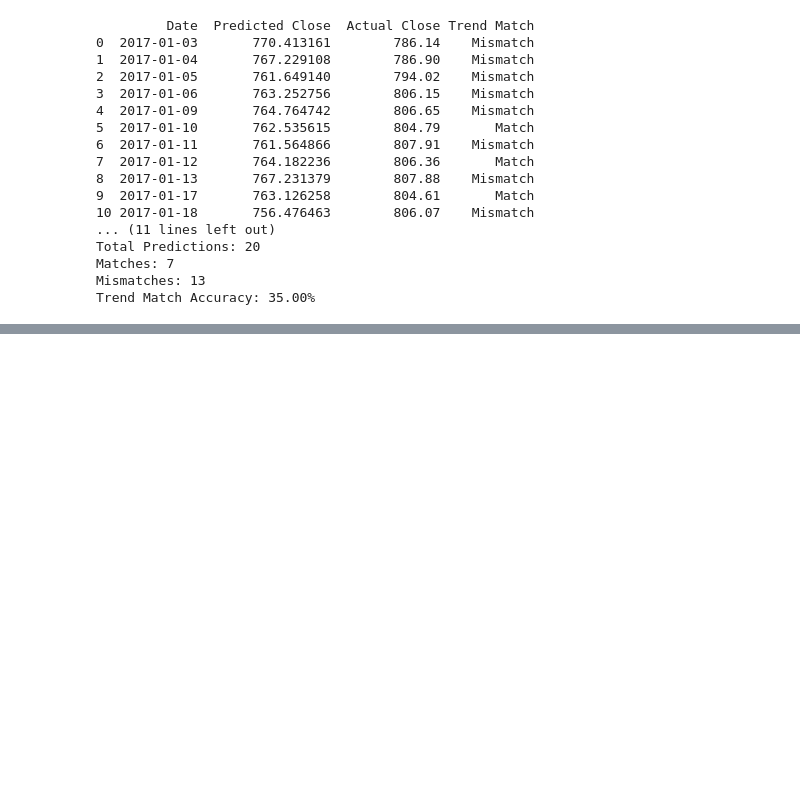
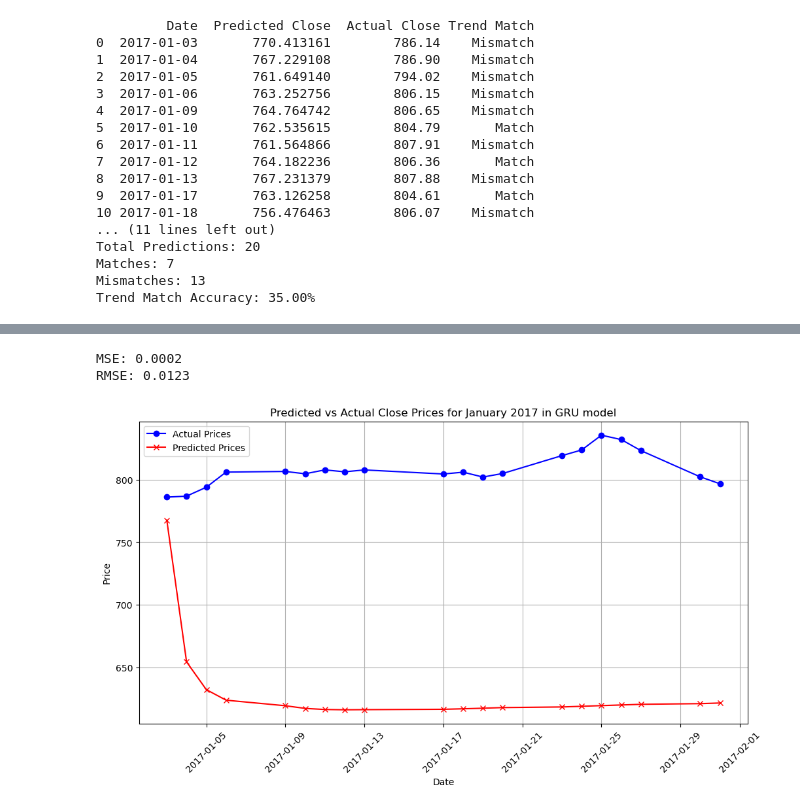
Before and after one commit to SpiderJockey7/Recurrent-Neural-Networks-for-Stock-Price-Prediction, a Jupyter notebook: main.ipynb, the cells around one changed output, grey strips where cells are left out. Drawn from its saved outputs; the diff is of its cells as text; code cells hidden in the pictures; blank space fills up the shorter version.

Commit message:
update GRU,vanilla RNN model, test, compare with actual data

```diff
--- a/main.ipynb
+++ b/main.ipynb
@@ -446,0 +466,67 @@ print("GRU Model trained and saved.")
+# %%
+# test accuracy
+
+model.eval()
+with torch.no_grad():
+
+    test_outputs = model(X_val_tensor)
+    mse = mean_squared_error(y_val_tensor.cpu(), test_outputs.cpu())
+    rmse = math.sqrt(mse)
+
+    print(f'MSE: {mse:.4f}')
+    print(f'RMSE: {rmse:.4f}')
+# %% [output]
+MSE: 0.0002
+RMSE: 0.0123
+# %%
+import matplotlib.pyplot as plt
+
+
+N = 30
+X_input = train_scaled_df[-N:].values  # (30, 5)
+X_input = X_input.reshape(1, N, len(features))  # reshape to (1, 30, 5)
+
+# save prediction
+X_input_tensor = torch.tensor(X_input, dtype=torch.float32).to(device)
+predicted_prices = []
+
+model.eval()
+with torch.no_grad():
+    for _ in range(31):
+        # get prediction close column
+        predicted_scaled = model(X_input_tensor)
+        predicted_close_scaled = predicted_scaled.cpu().numpy()[0, -1]
+
+        # hand denormorlization
+        close_min = scaler.data_min_[3]  # forth column Close min
+        close_max = scaler.data_max_[3]  # forth column Close max
+        predicted_close = close_min + (predicted_close_scaled * (close_max - close_min))
+
+        # save
+        predicted_prices.append(predicted_close)
+
+        # update
+        next_input = X_input[0, 1:, :]
+        next_input = np.append(next_input, [[0, 0, 0, predicted_scaled.cpu().numpy()[0, -1], 0]], axis=0)
+        X_input = next_input.reshape(1, N, len(features))
+        X_input_tensor = torch.tensor(X_input, dtype=torch.float32).to(device)
+
+
+# only compare first 20 days(test data only gets)
+predicted_prices_20 = predicted_prices[:20]
+actual_prices_20 = actual_prices[:20]
+actual_dates_20 = actual_dates[:20]
+
+# plot
+plt.figure(figsize=(12, 6))
+plt.plot(actual_dates_20, actual_prices_20, label='Actual Prices', color='blue', marker='o')
+plt.plot(actual_dates_20, predicted_prices_20, label='Predicted Prices', color='red', marker='x')
+plt.title('Predicted vs Actual Close Prices for January 2017 in GRU model')
+plt.xlabel('Date')
+plt.ylabel('Price')
+plt.legend()
+plt.xticks(rotation=45)
+plt.grid(True)
+plt.show()
+# %% [output]
+[figure, added]
```
Also changed, not shown: parts of 7 cells of this notebook, 3 other files.
